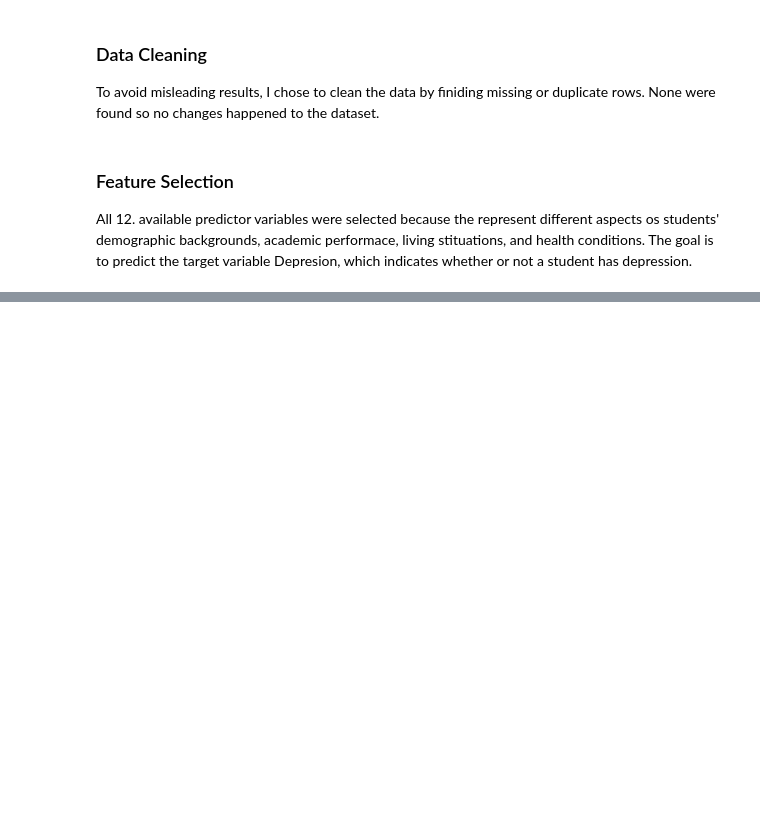
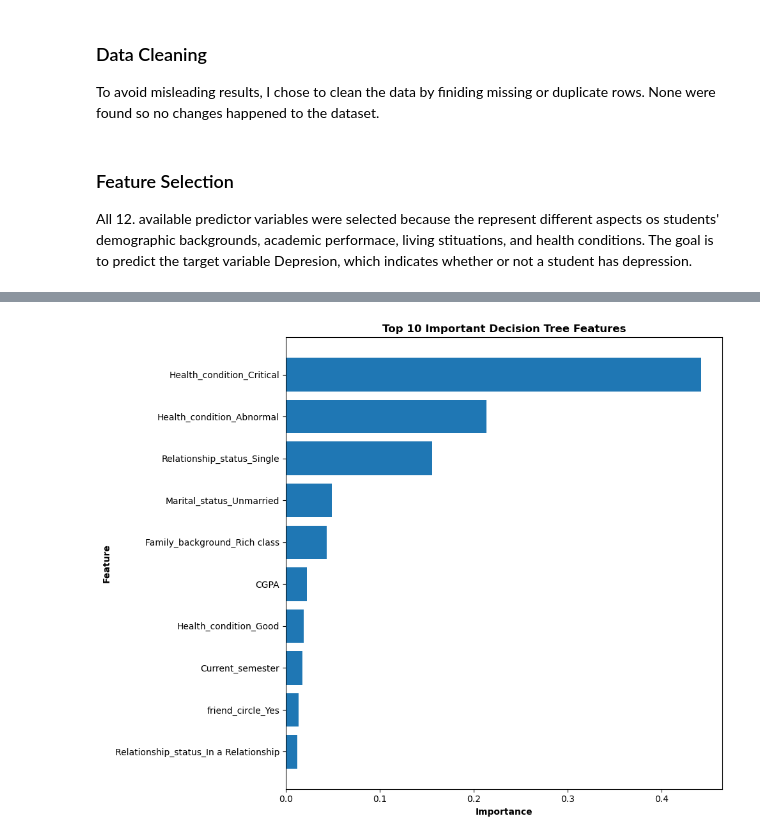
Before and after one commit to ckraus27/student-depression-prediction, a Jupyter notebook: notebooks/analysis.ipynb, the cells around one changed output, grey strips where cells are left out. Saved outputs shown, nothing was run; the diff lists cells and outputs as text; code cells hidden in the pictures; blank space fills up the shorter version.

```diff
--- a/notebooks/analysis.ipynb
+++ b/notebooks/analysis.ipynb
@@ -114,0 +120,19 @@ All 12. available predictor variables were selected because the represent differ
+# %%
+from sklearn.model_selection import train_test_split
+
+X = df.drop("Depression", axis=1)
+y = df["Depression"]
+
+X = pd.get_dummies(X, drop_first=False)
+
+X_train, X_test, y_train, y_test = train_test_split(
+    X, y, test_size=0.2, random_state=42, stratify=y
+)
+# %%
+from sklearn.tree import DecisionTreeClassifier
+
+model_tree = DecisionTreeClassifier(random_state=42)
+
+model_tree.fit(X_train, y_train)
+
+y_pred = model_tree.predict(X_test)
@@ -114,0 +157,23 @@ All 12. available predictor variables were selected because the represent differ
+# %%
+importance = pd.DataFrame({
+    "Feature": X_train.columns,
+    "Importance": model_tree.feature_importances_
+})
+
+importance = importance.sort_values(by="Importance", ascending=False)
+
+top_10_features = importance.head(10)
+
+plt.figure(figsize=(10,8))
+
+plt.barh(top_10_features["Feature"], top_10_features["Importance"])
+
+plt.title("Top 10 Important Decision Tree Features", fontweight="bold")
+plt.xlabel("Importance", fontweight="bold")
+plt.ylabel("Feature", fontweight="bold")
+plt.gca().invert_yaxis()
+
+plt.tight_layout()
+plt.show()
+# %% [output]
+[figure, added]
```
Also changed, not shown: parts of 14 cells of this notebook.
